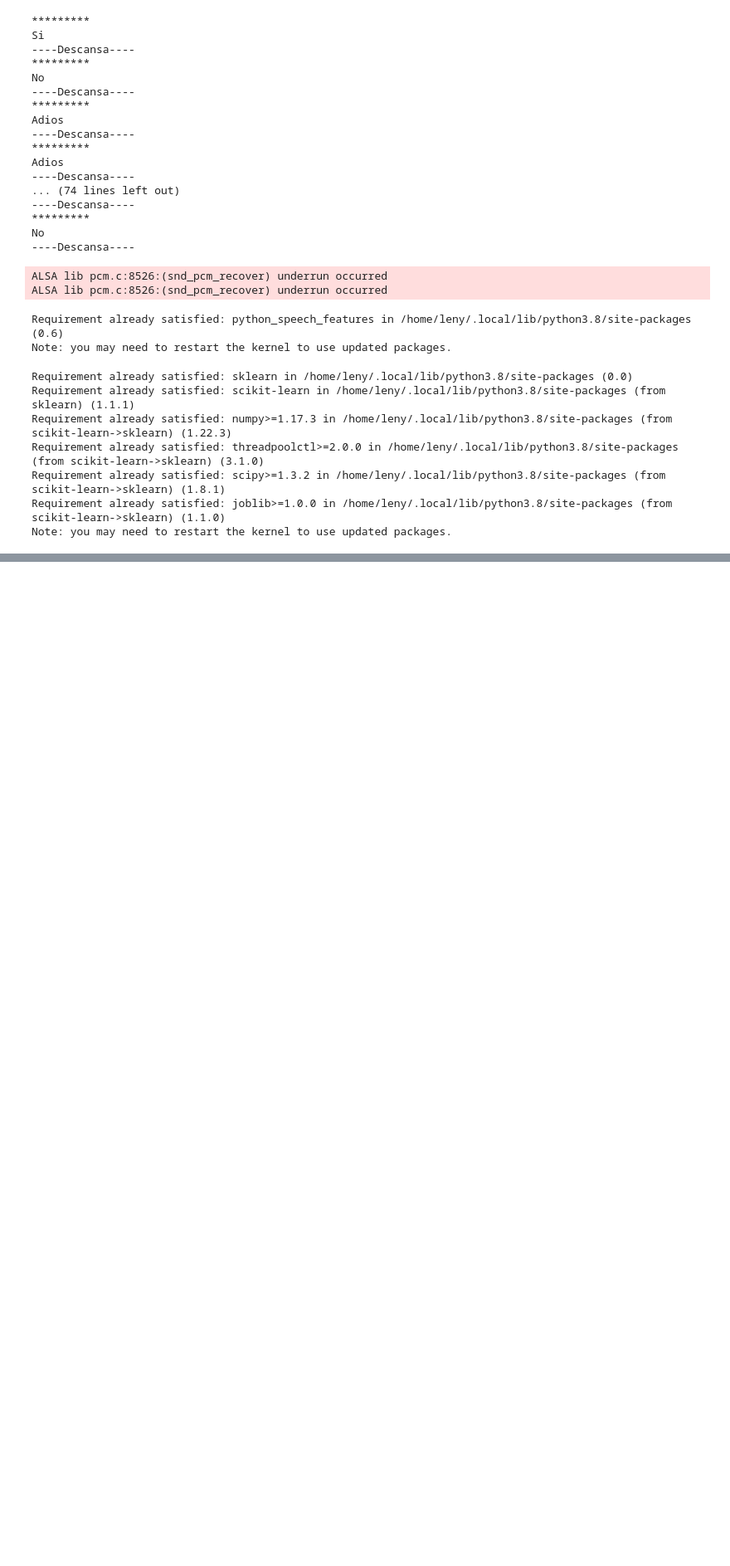
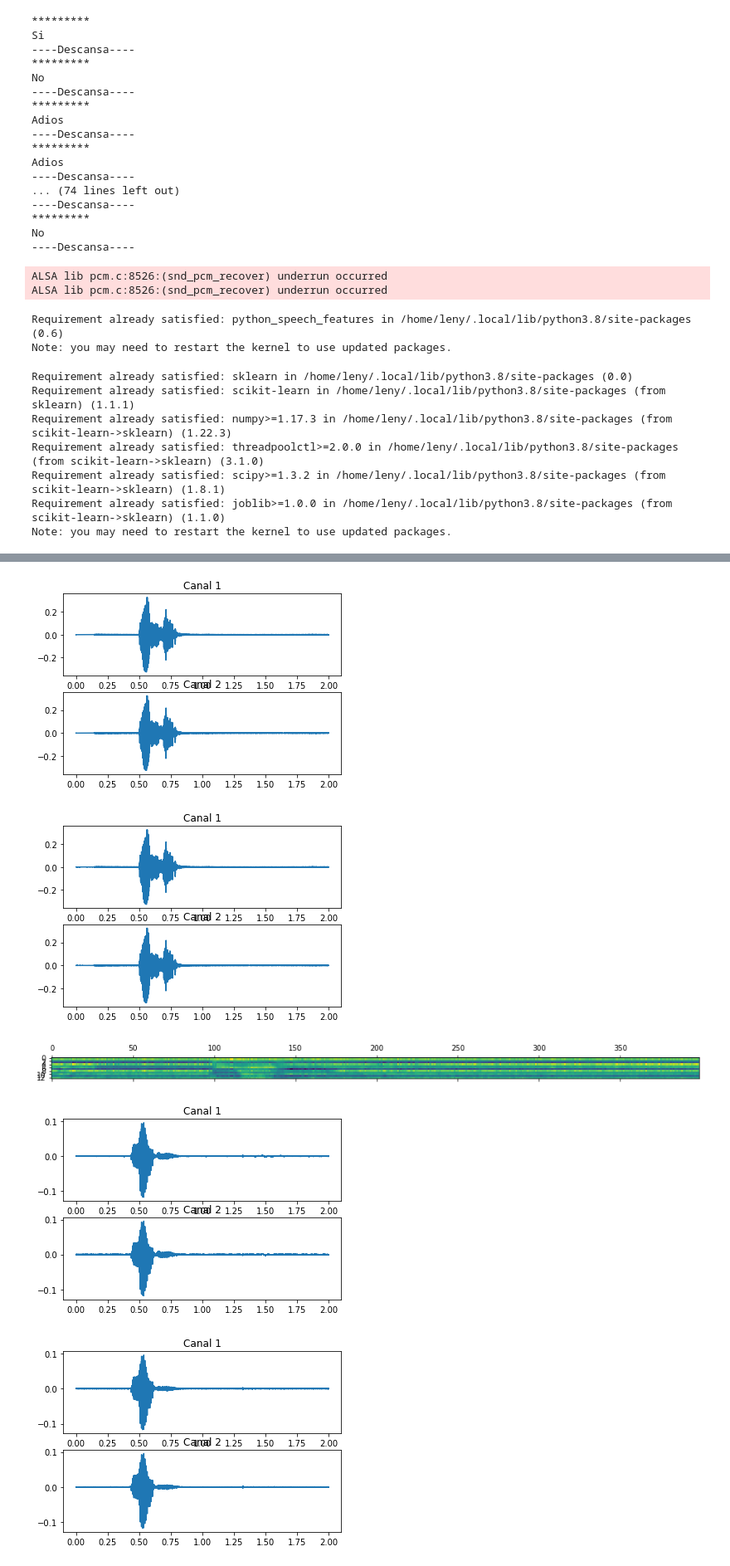
Before and after one commit to Los-Furros/modelos_reconocimiento_voz, a Jupyter notebook: proyecto.ipynb, the cells around one changed output, grey strips where cells are left out. Shown at 83% size. Saved outputs shown, nothing was run; the diff lists cells and outputs as text; code cells hidden in the pictures; blank space fills up the shorter version.

Commit message:
Organizar mejor el documento
Signed-off-by: brian-rg <brianreyesg@hotmail.com>

```diff
--- a/proyecto.ipynb
+++ b/proyecto.ipynb
@@ -348,0 +424,11 @@ USANDO MODELO: Red perceptrón multicapa
+# %%
+x1, y1 = process_voice_commands("brian_com.obj")
+x2, y2 = process_voice_commands("jorge_com.obj")
+
+x3, y3 = process_voice_commands("marlene_com.obj")
+# %% [output]
+[figure, added]
+[figure, added]
+[figure, added]
+[figure, added]
+[figure, added]
```
Also changed, not shown: parts of 30 cells of this notebook.
